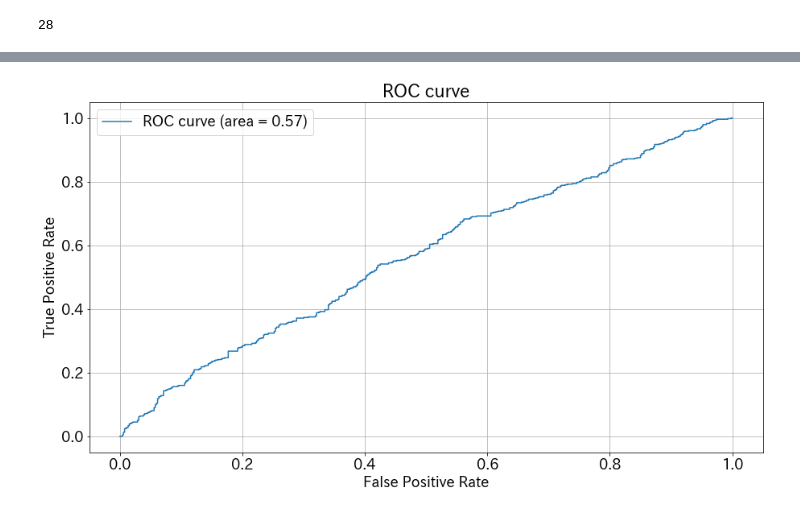
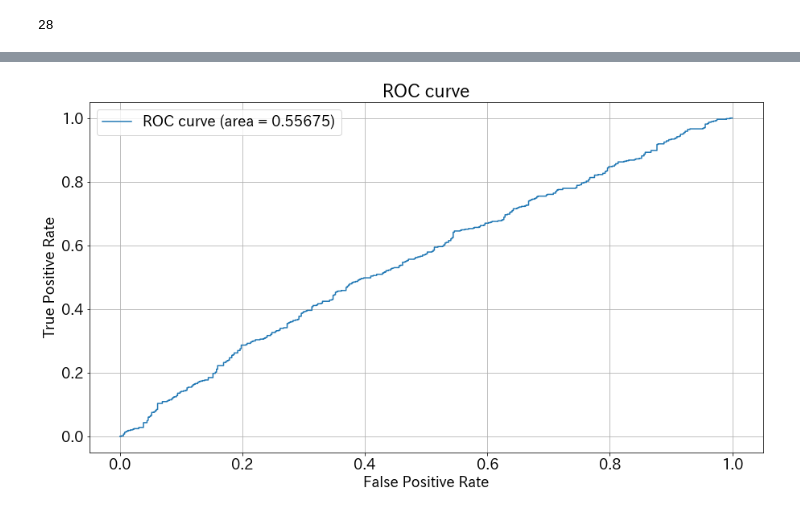
Before and after one commit to upura/sumo-predictor, a Jupyter notebook: notebooks/lgbm.ipynb, the cells around one changed output, grey strips where cells are left out. Cells and saved outputs as stored; diff of their text form; code cells hidden in the pictures.

Commit message:
add tsfresh

```diff
--- a/notebooks/lgbm.ipynb
+++ b/notebooks/lgbm.ipynb
@@ -80,0 +99,3 @@ df['loses_till_final_day'] = df.apply(calc_loses_till_final_day, axis=1)
+# %%
+from tsfresh import extract_features
+extracted_features = extract_features(df_tsf, column_id='id')
@@ -81,3 +113,5 @@ df['loses_till_final_day'] = df.apply(calc_loses_till_final_day, axis=1)
+# %%
+df = pd.concat([df, extracted_features.reset_index(drop=True)], axis=1)
 # %%
 split_datetime = 201501
 train = df[df['datetime']<split_datetime]
@@ -88,0 +119,6 @@ len(test['datetime'].unique())
+# %%
+from tsfresh import select_features
+from tsfresh.utilities.dataframe_functions import impute
+
+impute(extracted_features.iloc[train.index])
+features_filtered = select_features(extracted_features.iloc[train.index].dropna(axis=1), train['final_day'])
@@ -89,12 +155,13 @@ len(test['datetime'].unique())
 # %% [markdown]
 # benchmark
 # %%
-TRAIN_COL = list(df.iloc[:, df.columns.str.startswith('day_')].columns) + [
+TRAIN_COL = list(df.iloc[:, df.columns.str.startswith('day_')].columns) + list(features_filtered.columns) + [
     'wins_at_day_14',
     'final_opponent_wins_at_day_14',
     'wins_till_final_day',
     'loses_till_final_day'
 ]
+# TRAIN_COL = list(set(train.columns) - set(['wrestler', 'final_day', 'final_opponent', 'datetime']))
 TARGET = 'final_day'
 
 X_train = train[TRAIN_COL]
@@ -245,19 +312,19 @@ plt.hist(y_sub)
 # %%
 from sklearn import metrics
 
 fpr, tpr, thresholds = metrics.roc_curve(y_test, y_sub)
 auc = metrics.auc(fpr, tpr)
 
 plt.figure(figsize=(15, 8))
 plt.rcParams["font.size"] = 18
-plt.plot(fpr, tpr, label='ROC curve (area = %.2f)'%auc)
+plt.plot(fpr, tpr, label='ROC curve (area = %.5f)'%auc)
 plt.legend()
 plt.title('ROC curve')
 plt.xlabel('False Positive Rate')
 plt.ylabel('True Positive Rate')
 plt.grid(True)
 # %% [output]
-[figure, old version]
+[figure, new version]
 # %%
 y_sub = np.where(y_sub > 0.5, 1, 0)
 y_sub[:10]
```
Also changed, not shown: parts of 13 cells of this notebook, 1 other file.
